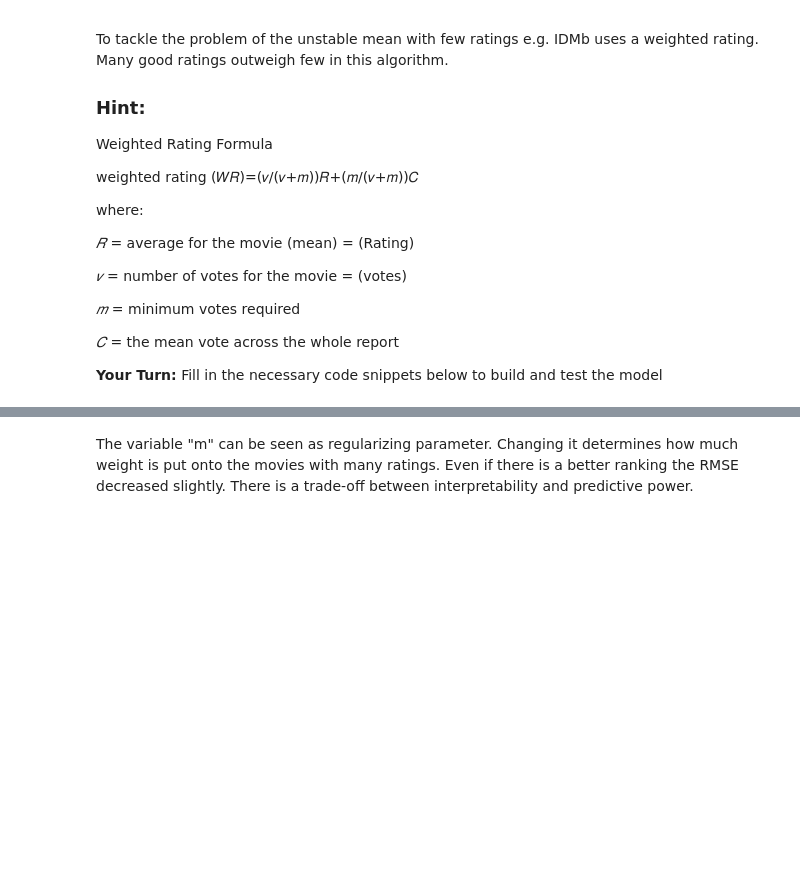
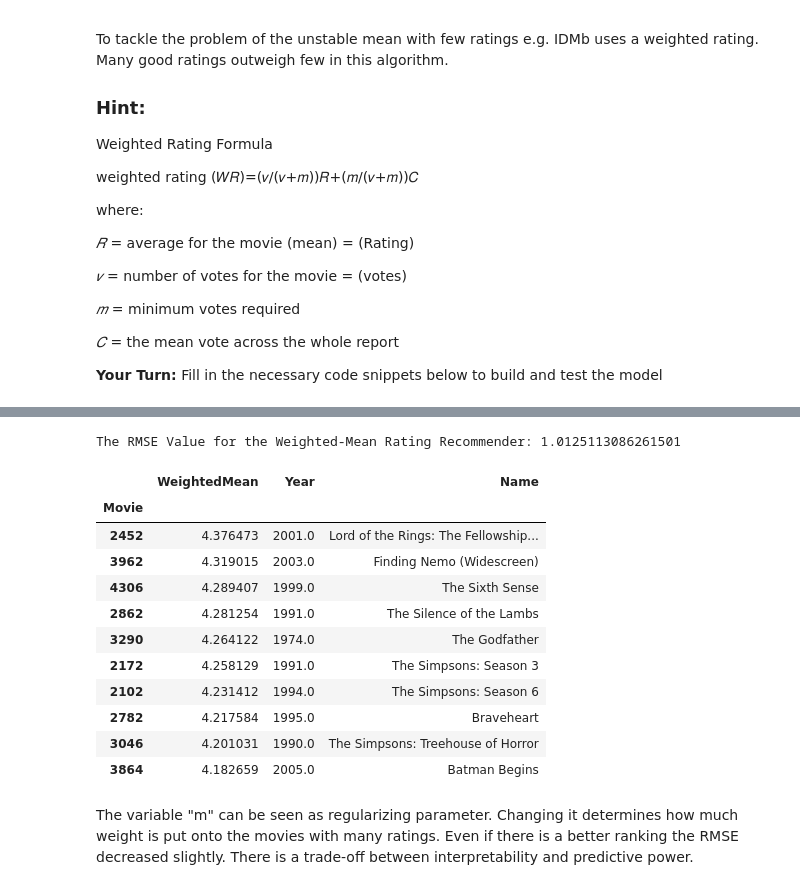
Before and after one commit to sarioz/Springboard, a Jupyter notebook: Mini-Projects/17_4.1-recommendation-systems/Mini_Project_Recommendation_Systems.ipynb, the cells around one changed output, grey strips where cells are left out. Saved outputs shown, nothing was run; the diff lists cells and outputs as text; code cells hidden in the pictures; blank space fills up the shorter version.

```diff
--- a/Mini-Projects/17_4.1-recommendation-systems/Mini_Project_Recommendation_Systems.ipynb
+++ b/Mini-Projects/17_4.1-recommendation-systems/Mini_Project_Recommendation_Systems.ipynb
@@ -491,4 +499,4 @@ R = df_p.mean(axis=0).values
 v = df_p.count().values
 # %%
 # Weighted formula to compute the weighted rating
-weighted_score = <YOUR CODE HERE>
+weighted_score = v / (v + m) * R + m / (v + m) * C
@@ -501,0 +512,4 @@ combined_df.head(5)
+# %%
+# convert weighted_score into a dataframe
+weighted_mean = pd.DataFrame(weighted_score, index=df_p.columns, columns=['WeightedMean'])
+weighted_mean.head()
@@ -501,0 +529,3 @@ combined_df.head(5)
+# %%
+combined_df = weighted_mean.join(movie_titles)
+combined_df.head(5)
@@ -506,13 +552,28 @@ predictions_df.head(5)
 # %%
 # Compute RMSE
-y_true = <YOUR CODE HERE>
-y_pred = <YOUR CODE HERE>
+y_true = predictions_df['Rating']
+y_pred = predictions_df['WeightedMean']
 
-rmse = <YOUR CODE HERE>
+rmse = np.sqrt(mean_squared_error(y_true=y_true, y_pred=y_pred))
 print("The RMSE Value for the Weighted-Mean Rating Recommender:", rmse)
+# %% [output]
+The RMSE Value for the Weighted-Mean Rating Recommender: 1.0125113086261501
 # %%
 # View top ten rated movies
-<YOUR CODE HERE>
+combined_df.sort_values('WeightedMean', ascending=False).head(10)
+# %% [output]
+|  | WeightedMean | Year | Name |
+| Movie |  |  |  |
+| 2452 | 4.376473 | 2001.0 | Lord of the Rings: The Fellowship... |
+| 3962 | 4.319015 | 2003.0 | Finding Nemo (Widescreen) |
+| 4306 | 4.289407 | 1999.0 | The Sixth Sense |
+| 2862 | 4.281254 | 1991.0 | The Silence of the Lambs |
+| 3290 | 4.264122 | 1974.0 | The Godfather |
+| 2172 | 4.258129 | 1991.0 | The Simpsons: Season 3 |
+| 2102 | 4.231412 | 1994.0 | The Simpsons: Season 6 |
+| 2782 | 4.217584 | 1995.0 | Braveheart |
+| 3046 | 4.201031 | 1990.0 | The Simpsons: Treehouse of Horror |
+| 3864 | 4.182659 | 2005.0 | Batman Begins |
 # %% [markdown]
 The variable "m" can be seen as regularizing parameter. Changing it determines how much weight is put onto the movies with many ratings.
 Even if there is a better ranking the RMSE decreased slightly. There is a trade-off between interpretability and predictive power.
```
Also changed, not shown: parts of 16 cells of this notebook.
